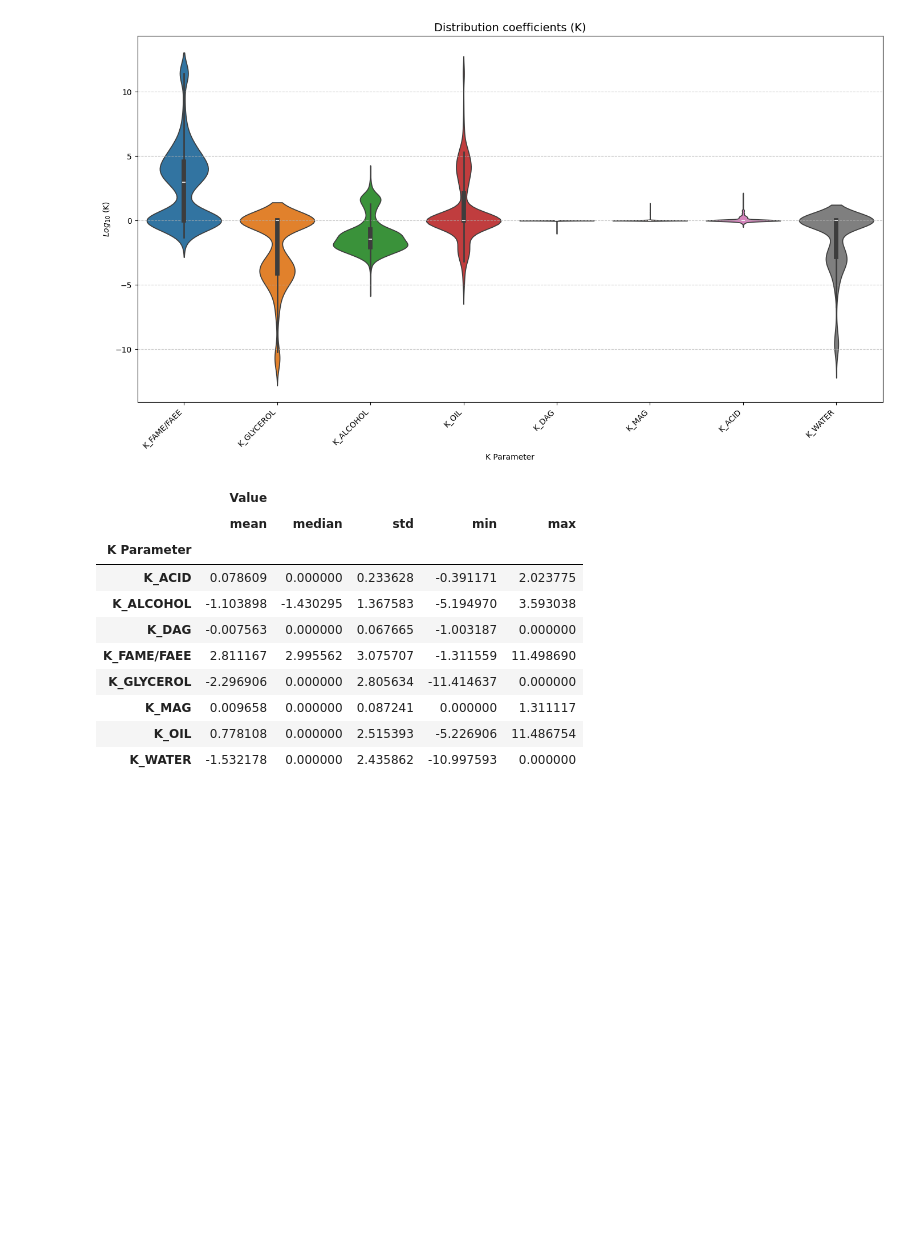
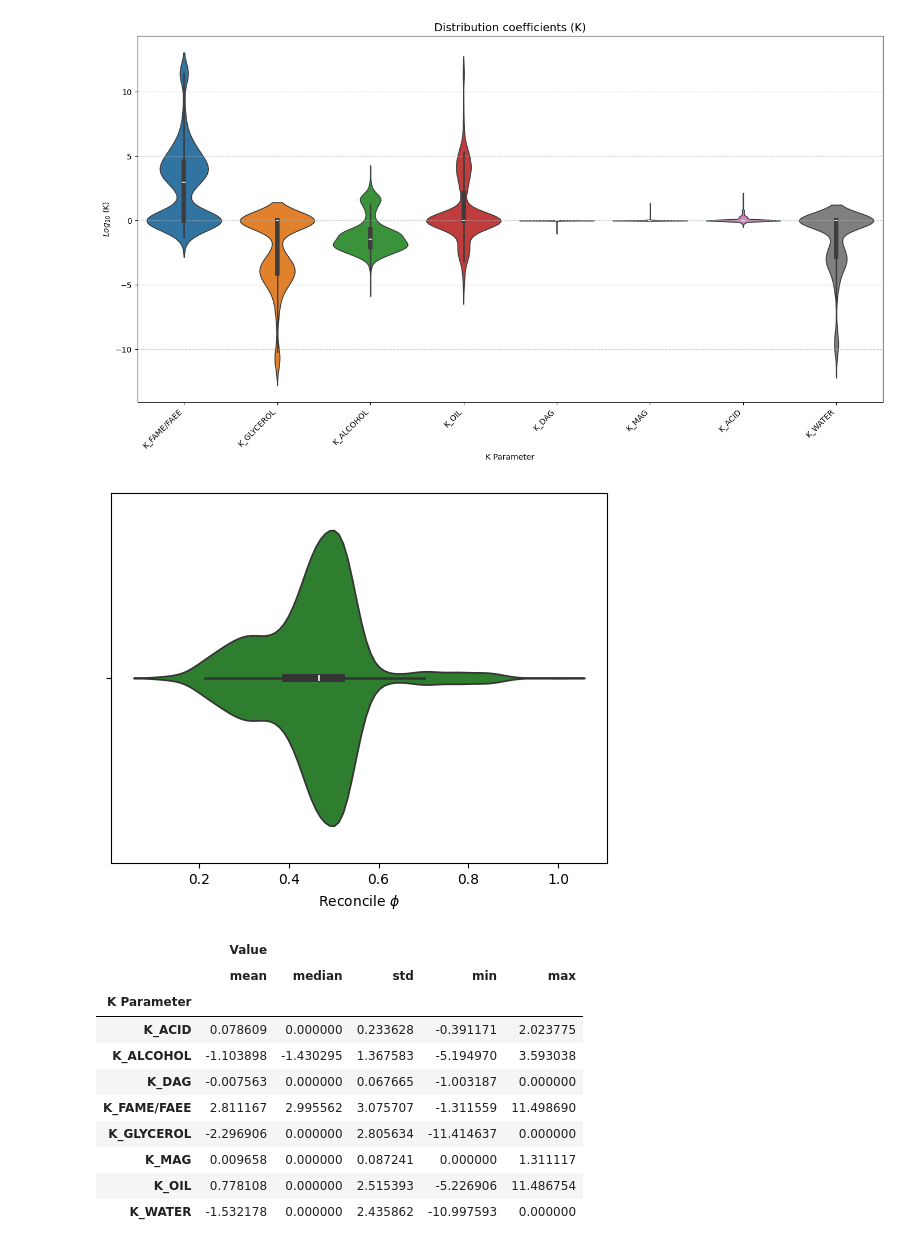
Before and after one commit to Juandhb99/ThermOleo, a Jupyter notebook: ExperimentalData/experimental_data_analysis.ipynb, the cells around one changed output. Saved outputs shown, nothing was run; the diff lists cells and outputs as text; code cells hidden in the pictures; blank space fills up the shorter version.

```diff
--- a/ExperimentalData/experimental_data_analysis.ipynb
+++ b/ExperimentalData/experimental_data_analysis.ipynb
@@ -840,6 +857,11 @@ upper_limit = q3 + 1.5 * iqr
 plt.show()
 # %% [output]
 [figure]
+# %%
+sns.violinplot(data=result,  x="Reconcile phi", color="forestgreen").set(xlabel="Reconcile $\phi$")
+plt.show()
+# %% [output]
+[figure, added]
 # %%
 k_values_melted.groupby("K Parameter").agg(["mean","median", "std", "min", "max"])
 # %% [output]
```
Also changed, not shown: parts of 8 cells of this notebook, 1 other file.
